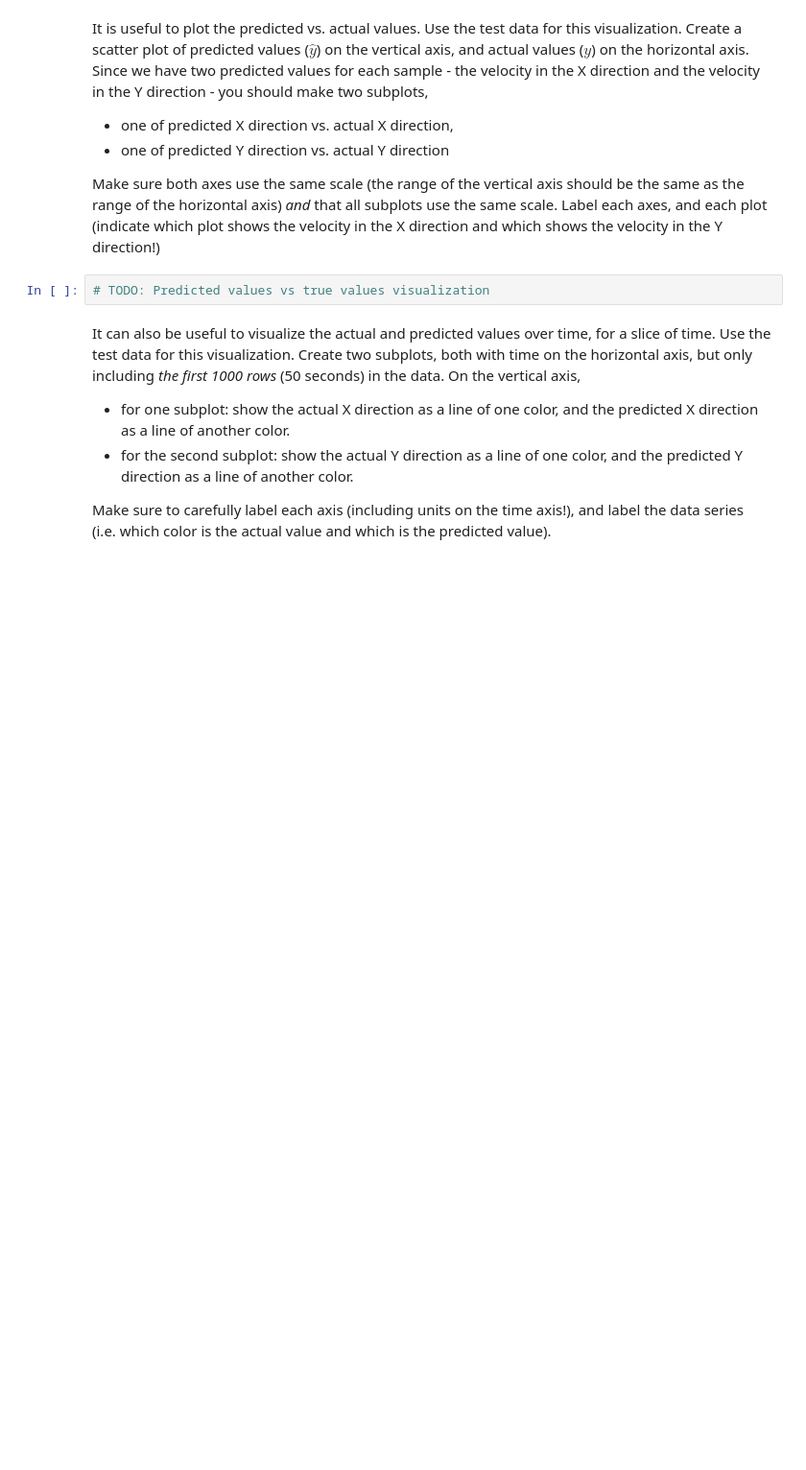
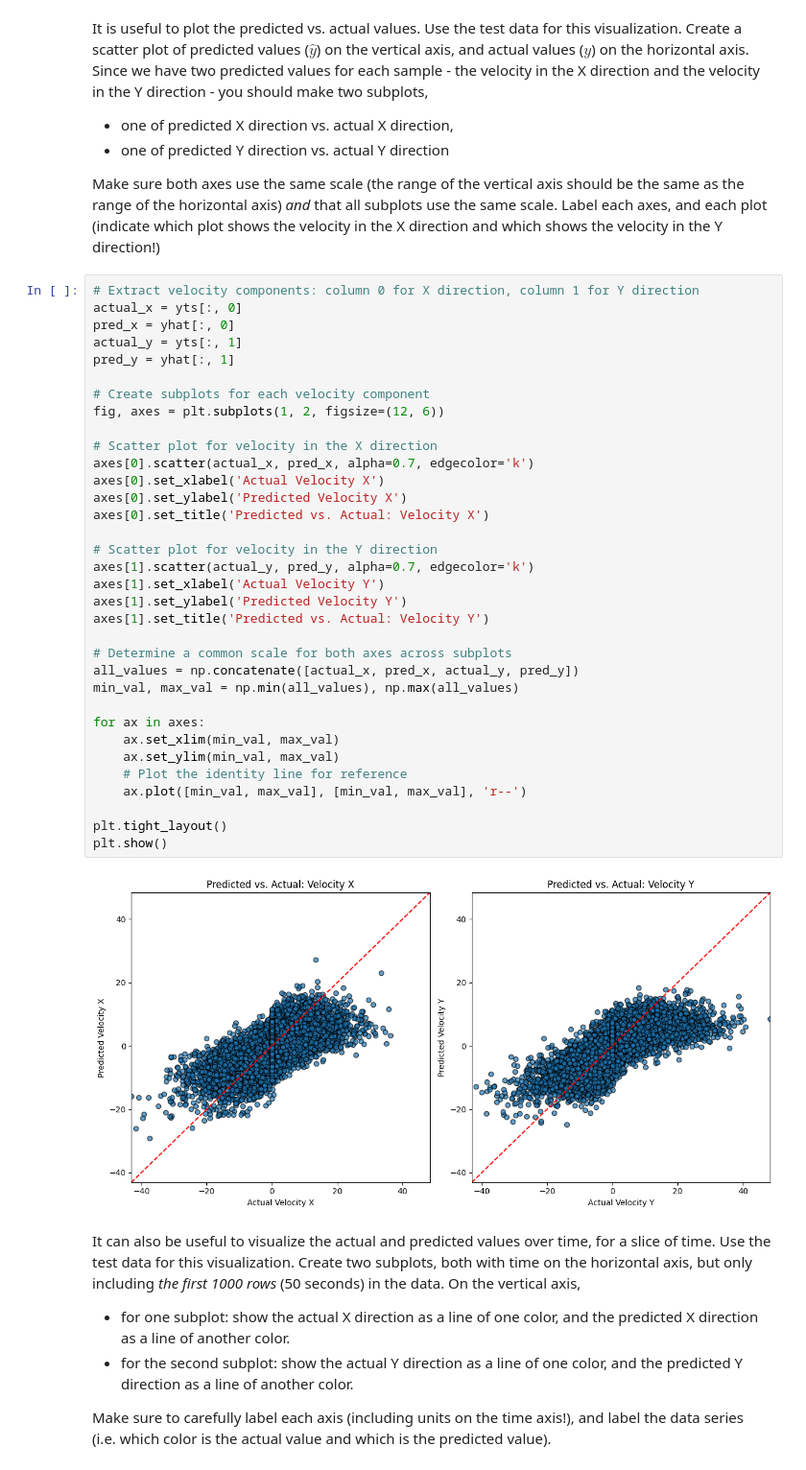
Before and after one commit to GY-Bai/bili_autolive, a Jupyter notebook: notebooks/4-neural-model-selection-hw.ipynb, the cells around one changed output. Shown at 96% size. Saved outputs shown, nothing was run; the diff lists cells and outputs as text; blank space fills up the shorter version.

```diff
--- a/notebooks/4-neural-model-selection-hw.ipynb
+++ b/notebooks/4-neural-model-selection-hw.ipynb
@@ -185,8 +185,42 @@ It is useful to plot the predicted vs. actual values. Use the test data for thi
 -   one of predicted Y direction vs. actual Y direction
 
 Make sure both axes use the same scale (the range of the vertical axis should be the same as the range of the horizontal axis) *and* that all subplots use the same scale. Label each axes, and each plot (indicate which plot shows the velocity in the X direction and which shows the velocity in the Y direction!)
-# %%
-# TODO: Predicted values vs true values visualization
+# %%
+# Extract velocity components: column 0 for X direction, column 1 for Y direction
+actual_x = yts[:, 0]
+pred_x = yhat[:, 0]
+actual_y = yts[:, 1]
+pred_y = yhat[:, 1]
+
+# Create subplots for each velocity component
+fig, axes = plt.subplots(1, 2, figsize=(12, 6))
+
+# Scatter plot for velocity in the X direction
+axes[0].scatter(actual_x, pred_x, alpha=0.7, edgecolor='k')
+axes[0].set_xlabel('Actual Velocity X')
+axes[0].set_ylabel('Predicted Velocity X')
+axes[0].set_title('Predicted vs. Actual: Velocity X')
+
+# Scatter plot for velocity in the Y direction
+axes[1].scatter(actual_y, pred_y, alpha=0.7, edgecolor='k')
+axes[1].set_xlabel('Actual Velocity Y')
+axes[1].set_ylabel('Predicted Velocity Y')
+axes[1].set_title('Predicted vs. Actual: Velocity Y')
+
+# Determine a common scale for both axes across subplots
+all_values = np.concatenate([actual_x, pred_x, actual_y, pred_y])
+min_val, max_val = np.min(all_values), np.max(all_values)
+
+for ax in axes:
+    ax.set_xlim(min_val, max_val)
+    ax.set_ylim(min_val, max_val)
+    # Plot the identity line for reference
+    ax.plot([min_val, max_val], [min_val, max_val], 'r--')
+
+plt.tight_layout()
+plt.show()
+# %% [output]
+[figure, added]
 # %% [markdown]
 It can also be useful to visualize the actual and predicted values over time, for a slice of time. Use the test data for this visualization. Create two subplots, both with time on the horizontal axis, but only including *the first 1000 rows* (50 seconds) in the data. On the vertical axis,
 
```
Also changed, not shown: parts of 15 cells of this notebook.
